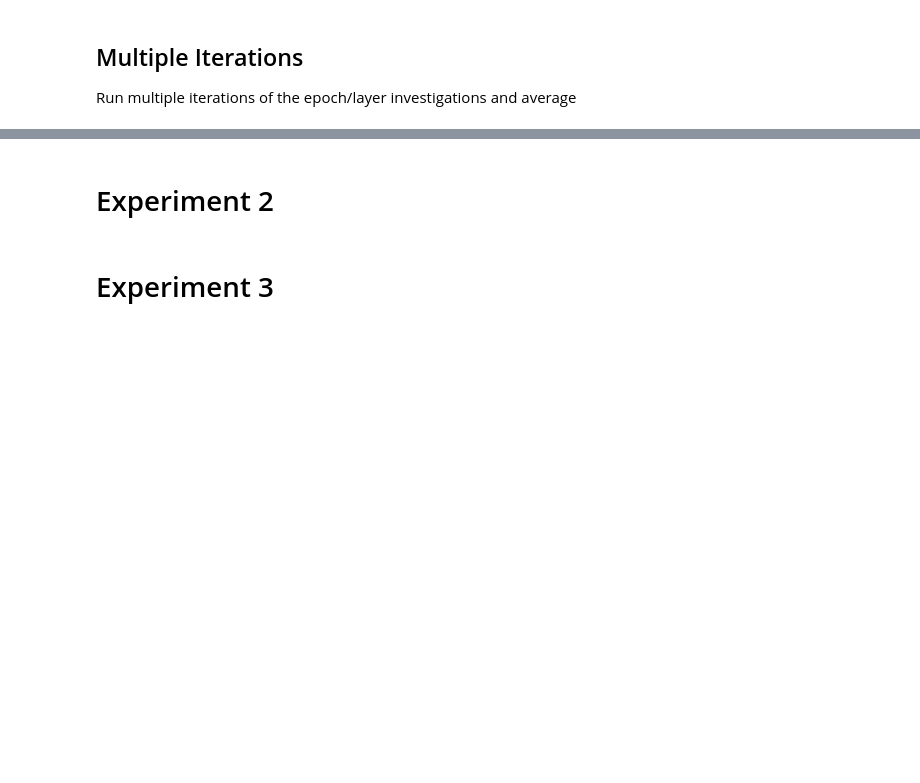
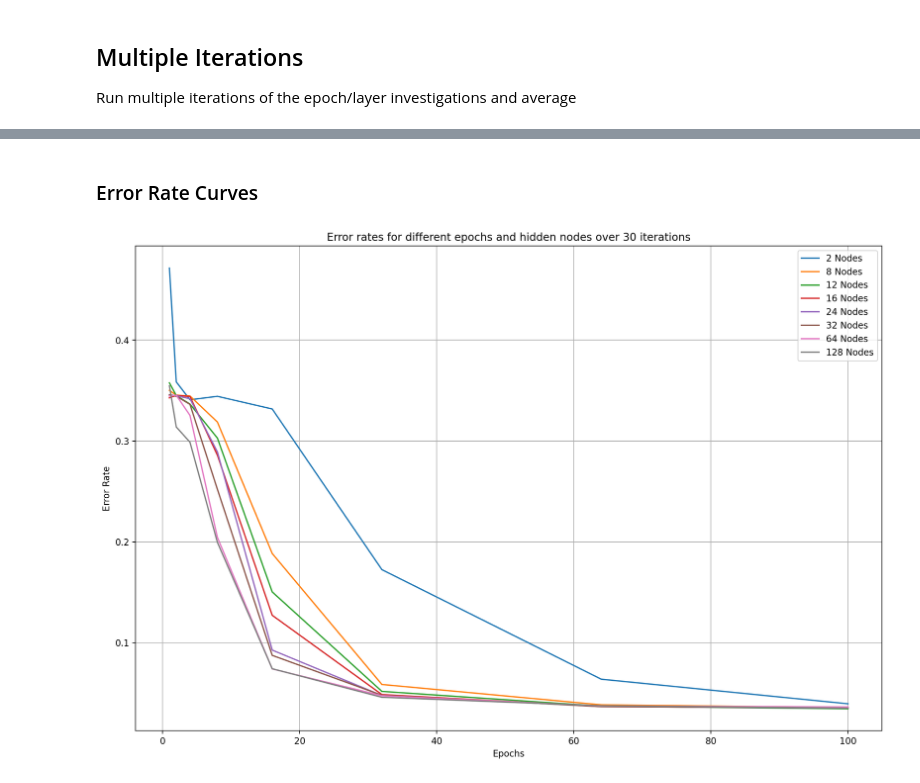
Before and after one commit to Sarsoo/SLP-Training, a Jupyter notebook: nncw.ipynb, the cells around one changed output, grey strips where cells are left out. Saved outputs shown, nothing was run; the diff lists cells and outputs as text; code cells hidden in the pictures; blank space fills up the shorter version.

```diff
--- a/nncw.ipynb
+++ b/nncw.ipynb
@@ -333,17 +405,18 @@ plt.show()
+# %% [markdown]
+### Error Rate Curves
 # %%
 fig = plt.figure(figsize=(15, 10))
 fig.set_dpi(fig_dpi)
 
-for idx, layer in enumerate(average_accuracy):
-    plt.plot(epochs, 1 - layer, label=f'{hidden_nodes[idx]} Nodes')
+for idx, layer in enumerate(mean_accuracy):
+#     plt.errorbar(epochs, 1- layer, yerr=std_accuracy[idx], label=f'{hidden_nodes[idx]} Nodes')
+    plt.plot(epochs, 1- layer, label=f'{hidden_nodes[idx]} Nodes')
 
 plt.legend()
 plt.grid()
 plt.title(f"Error rates for different epochs and hidden nodes over {multi_iterations} iterations")
 plt.xlabel("Epochs")
 plt.ylabel("Error Rate")
 plt.show()
+# %% [output]
+[figure, added]
-# %% [markdown]
-# Experiment 2
-# %% [markdown]
-# Experiment 3
```
Also changed, not shown: parts of 42 cells of this notebook, 20 other files.
